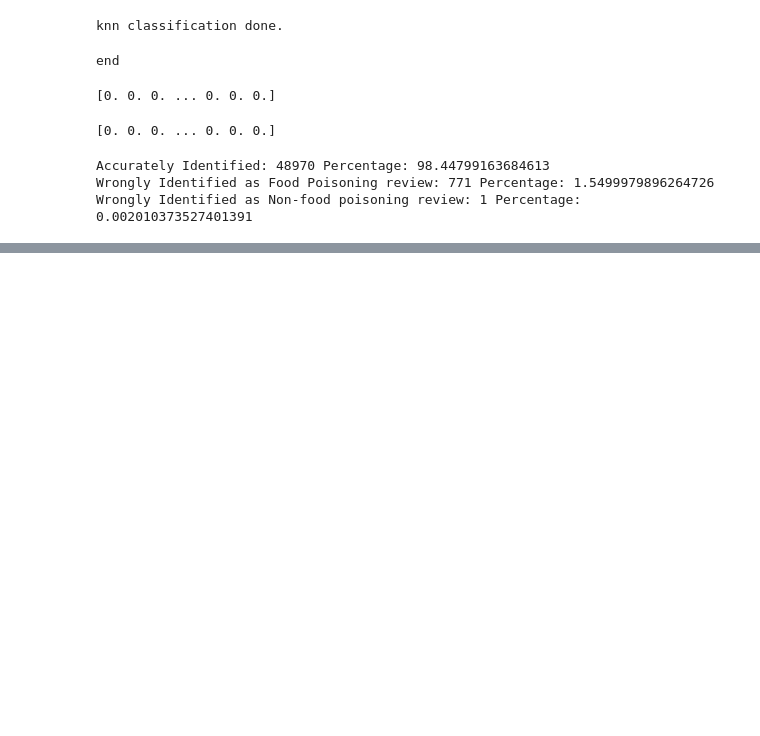
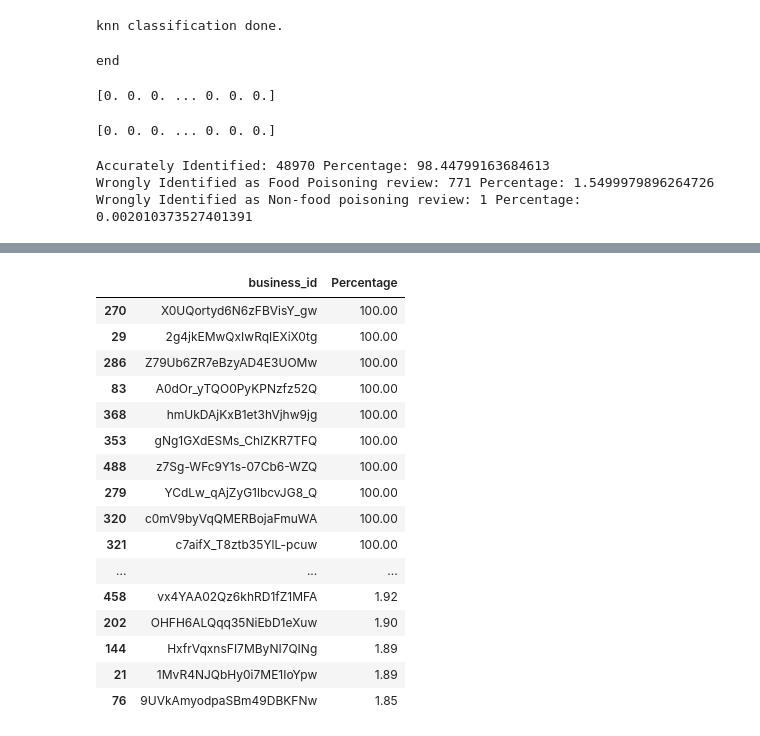
Before and after one commit to eshasah/CMPE_255_Group_4, a Jupyter notebook: Food_poisoning.ipynb, the cells around one changed output, grey strips where cells are left out. Drawn from its saved outputs; the diff is of its cells as text; code cells hidden in the pictures; blank space fills up the shorter version.

```diff
--- a/Food_poisoning.ipynb
+++ b/Food_poisoning.ipynb
@@ -321,0 +409,32 @@ Wrongly Identified as Non-food poisoning review: 1 Percentage: 0.002010373527401
+# %%
+Bus_prob = []
+
+for index,row in final_perc.iterrows():
+  percent = row['size_y'] / row['size_x']
+  #print(df)
+  Bus_prob.append({'business_id': row['business_id'], 'Percentage': round(percent*100,2)})
+
+Bus_prob = pd.DataFrame(Bus_prob)
+pd.set_option("display.max_rows", None, "display.max_columns", None)
+
+sorted_prob = Bus_prob.sort_values(by = 'Percentage', ascending=False)
+# %%
+sorted_prob
+# %% [output]
+|  | business_id | Percentage |
+| 270 | X0UQortyd6N6zFBVisY_gw | 100.00 |
+| 29 | 2g4jkEMwQxIwRqIEXiX0tg | 100.00 |
+| 286 | Z79Ub6ZR7eBzyAD4E3UOMw | 100.00 |
+| 83 | A0dOr_yTQO0PyKPNzfz52Q | 100.00 |
+| 368 | hmUkDAjKxB1et3hVjhw9jg | 100.00 |
+| 353 | gNg1GXdESMs_ChlZKR7TFQ | 100.00 |
+| 488 | z7Sg-WFc9Y1s-07Cb6-WZQ | 100.00 |
+| 279 | YCdLw_qAjZyG1lbcvJG8_Q | 100.00 |
+| 320 | c0mV9byVqQMERBojaFmuWA | 100.00 |
+| 321 | c7aifX_T8ztb35YlL-pcuw | 100.00 |
+| ... | ... | ... |
+| 458 | vx4YAA02Qz6khRD1fZ1MFA | 1.92 |
+| 202 | OHFH6ALQqq35NiEbD1eXuw | 1.90 |
+| 144 | HxfrVqxnsFI7MByNI7QINg | 1.89 |
+| 21 | 1MvR4NJQbHy0i7ME1IoYpw | 1.89 |
+| 76 | 9UVkAmyodpaSBm49DBKFNw | 1.85 |
```
Also changed, not shown: parts of 10 cells of this notebook.
